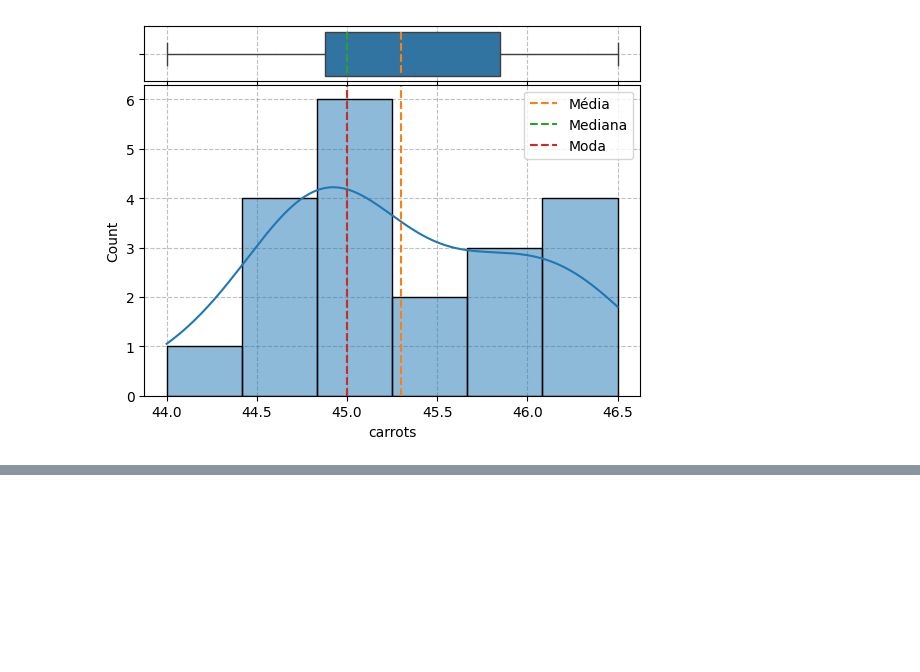
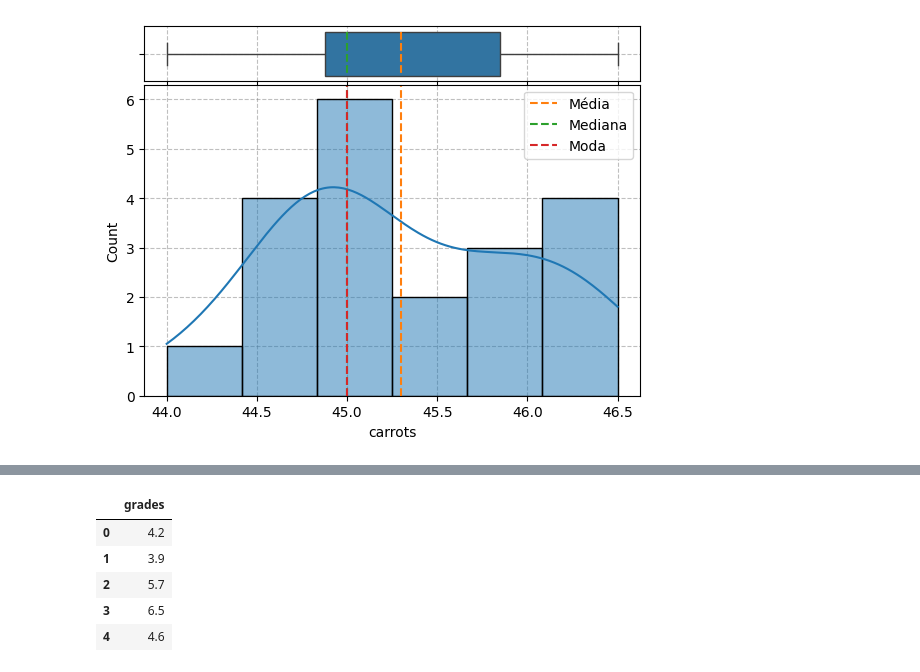
Before and after one commit to stephanyresque/Ciencia-de-dados-2, a Jupyter notebook: mes12/18-12-24.ipynb, the cells around one changed output, grey strips where cells are left out. Saved outputs shown, nothing was run; the diff lists cells and outputs as text; code cells hidden in the pictures; blank space fills up the shorter version.

```diff
--- a/mes12/18-12-24.ipynb
+++ b/mes12/18-12-24.ipynb
@@ -116,0 +128,13 @@ plt.show()
+# %%
+DATA = 'C:\\Users\\steph\\OneDrive\\Documentos\\MeusProjetos\\Ciencia-de-dados\\dados_hash\\grades.csv'
+
+df = pd.read_csv(DATA)
+
+df.head()
+# %% [output]
+|  | grades |
+| 0 | 4.2 |
+| 1 | 3.9 |
+| 2 | 5.7 |
+| 3 | 6.5 |
+| 4 | 4.6 |
```
Also changed, not shown: parts of 2 cells of this notebook, 1 other file.
